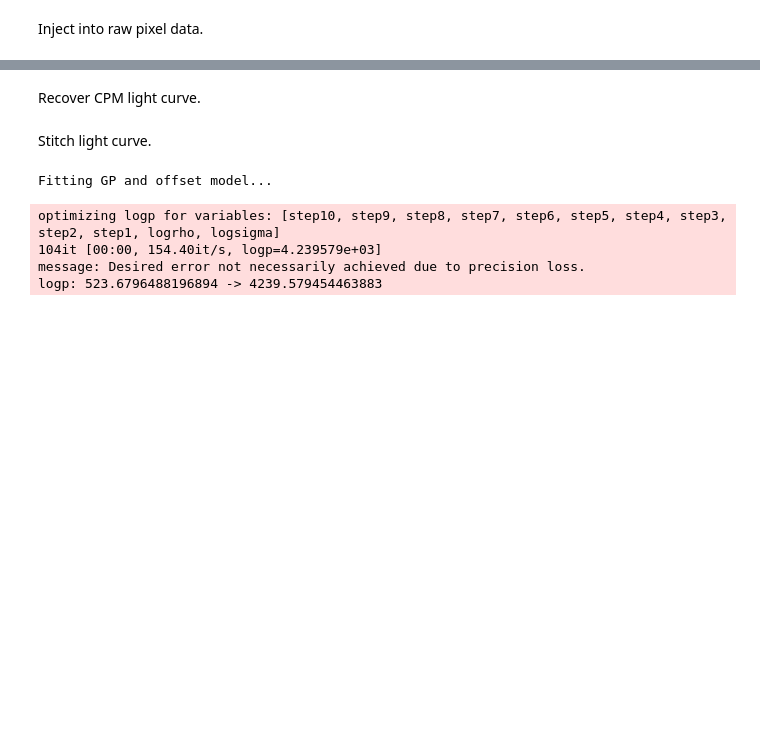
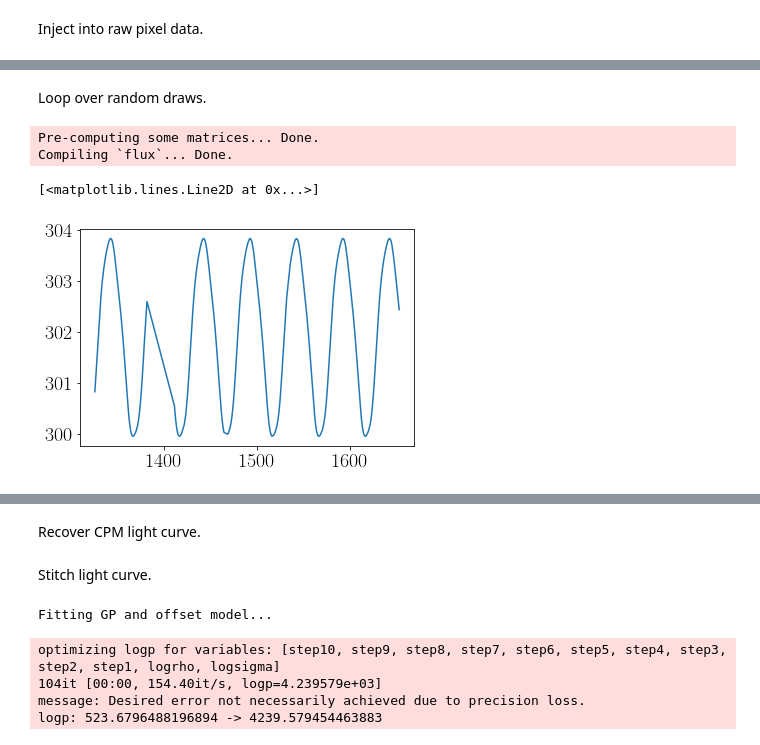
Before and after one commit to RuthAngus/TESS-rotation, a Jupyter notebook: code/notebooks/Injection_grid.ipynb, the cells around one changed output, grey strips where cells are left out. Drawn from its saved outputs; the diff is of its cells as text; code cells hidden in the pictures; blank space fills up the shorter version.

```diff
--- a/code/notebooks/Injection_grid.ipynb
+++ b/code/notebooks/Injection_grid.ipynb
@@ -272,0 +139,3 @@ Injecting signal and saving...
+# %%
+tesscut_path = "/Users/rangus/projects/TESS-rotation/data/TESScut/"
+star = tr.InjectStar(ticid, tesscut_path, upper_sector_limit=14)
@@ -272,0 +160,13 @@ Injecting signal and saving...
+# %% [markdown]
+Loop over random draws.
+# %%
+baseline = mag_to_counts(15, 2)
+period, amplitude = 50, 3
+
+star.generate_signal(period, amplitude, baseline)
+plt.plot(star.time_array, star.signal)
+# %% [output]
+Pre-computing some matrices... Done.
+Compiling `flux`... Done.
+[<matplotlib.lines.Line2D at 0x...>]
+[figure, added]
```
Also changed, not shown: parts of 12 cells of this notebook.
